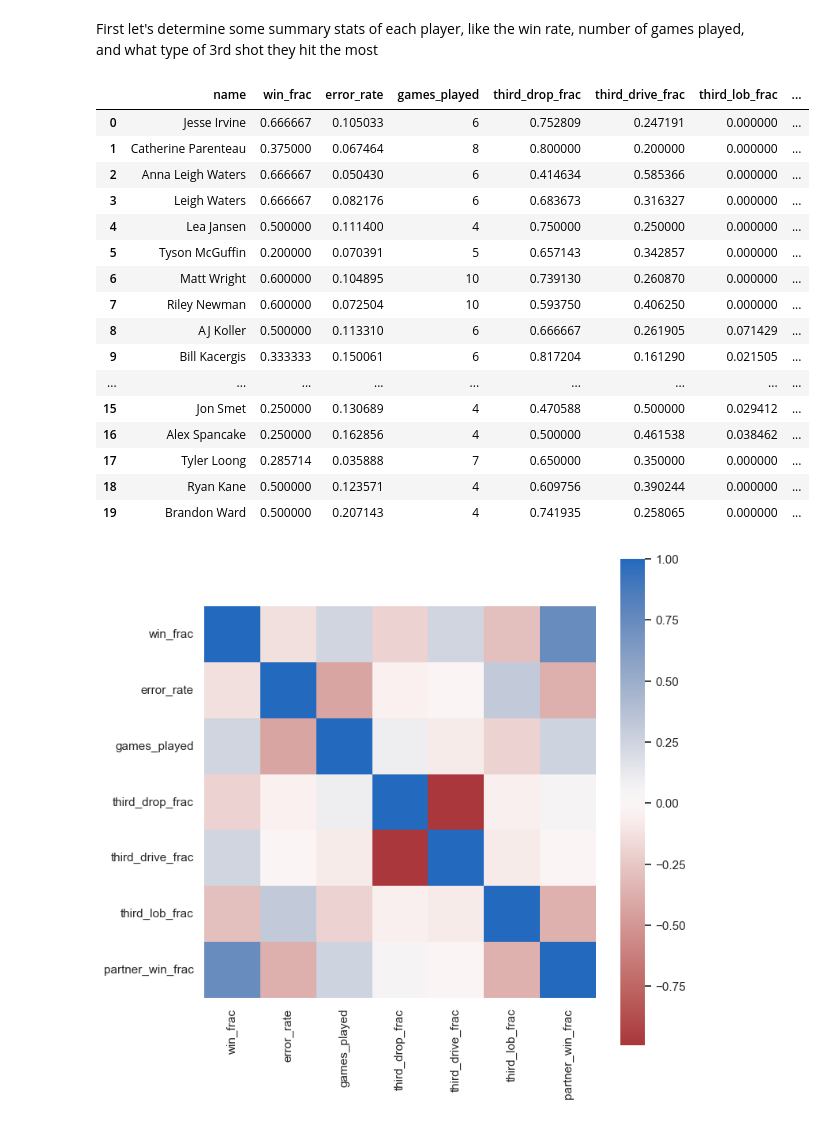
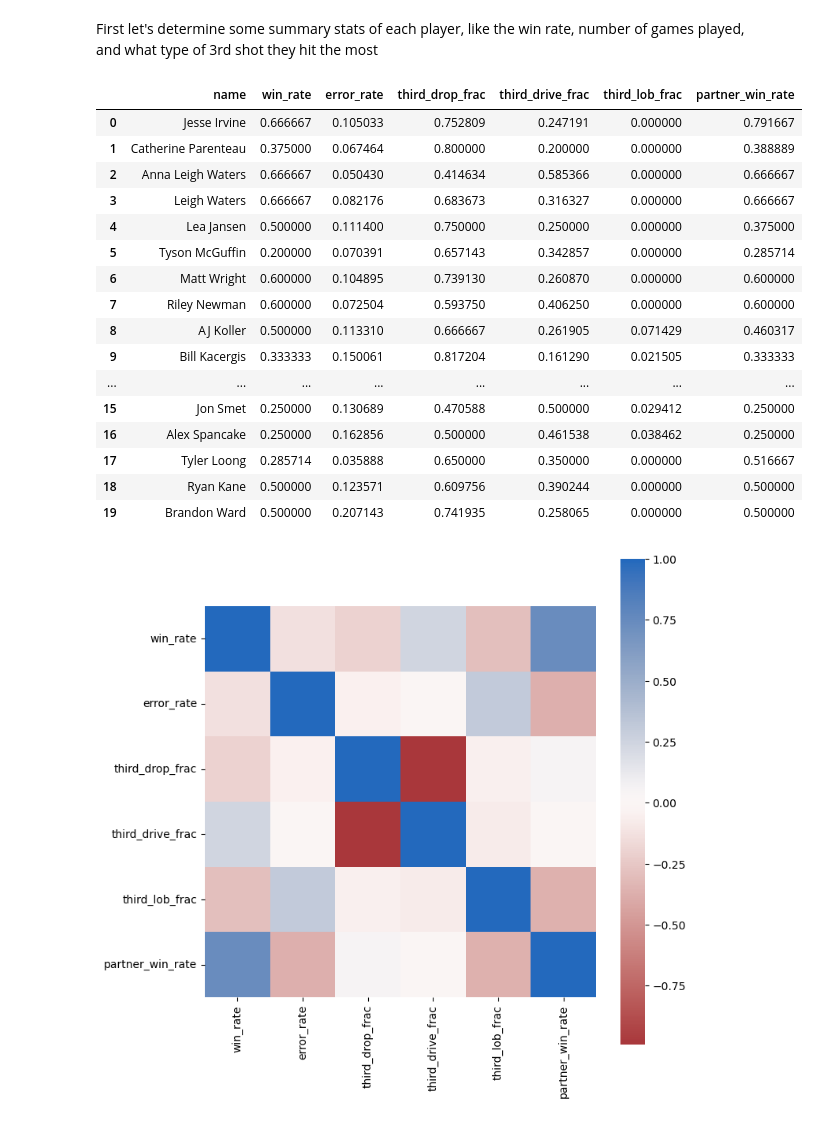
Before and after one commit to NolanSmyth/pklshop, a Jupyter notebook: examples/correlations.ipynb, the cells around one changed output. Saved outputs shown, nothing was run; the diff lists cells and outputs as text; code cells hidden in the pictures.

```diff
--- a/examples/correlations.ipynb
+++ b/examples/correlations.ipynb
@@ -29,7 +29,7 @@ First let's determine some summary stats of each player, like the win rate, numb
 win_rate_arr = []
 names = []
 error_rates = []
-games_played = []
+# games_played = []
 third_drop_frac = []
 third_drive_frac = []
 third_lob_frac = []
@@ -42,7 +42,7 @@ for i, player_id in enumerate(players.player_id):
     names.append(p.name)
     win_rate_arr.append(p.num_games_won/p.num_games_played)
     error_rates.append(p.error_rate())
-    games_played.append(p.num_games_played)
+    # games_played.append(p.num_games_played)
     thirds = p.third_shot_profile()
     partner_win_rate.append(p.partner_win_rate())
     if thirds[3]!=0:
@@ -54,30 +54,31 @@ for i, player_id in enumerate(players.player_id):
         third_drive_frac.append(0)
         third_lob_frac.append(0)
 # %%
-summary_df = pd.DataFrame({"name": names, "win_rate": win_rate_arr, "error_rate": error_rates, "games_played": games_played, "third_drop_frac": third_drop_frac, "third_drive_frac": third_drive_frac, "third_lob_frac": third_lob_frac, "partner_win_rate": partner_win_rate})
+summary_df = pd.DataFrame({"name": names, "win_rate": win_rate_arr, "error_rate": error_rates, "third_drop_frac": third_drop_frac, "third_drive_frac": third_drive_frac, "third_lob_frac": third_lob_frac, "partner_win_rate": partner_win_rate})
 summary_df
 # %% [output]
-|  | name | win_frac | error_rate | games_played | third_drop_frac | third_drive_frac | third_lob_frac | ... |
-| 0 | Jesse Irvine | 0.666667 | 0.105033 | 6 | 0.752809 | 0.247191 | 0.000000 | ... |
-| 1 | Catherine Parenteau | 0.375000 | 0.067464 | 8 | 0.800000 | 0.200000 | 0.000000 | ... |
-| 2 | Anna Leigh Waters | 0.666667 | 0.050430 | 6 | 0.414634 | 0.585366 | 0.000000 | ... |
-| 3 | Leigh Waters | 0.666667 | 0.082176 | 6 | 0.683673 | 0.316327 | 0.000000 | ... |
-| 4 | Lea Jansen | 0.500000 | 0.111400 | 4 | 0.750000 | 0.250000 | 0.000000 | ... |
-| 5 | Tyson McGuffin | 0.200000 | 0.070391 | 5 | 0.657143 | 0.342857 | 0.000000 | ... |
-| 6 | Matt Wright | 0.600000 | 0.104895 | 10 | 0.739130 | 0.260870 | 0.000000 | ... |
-| 7 | Riley Newman | 0.600000 | 0.072504 | 10 | 0.593750 | 0.406250 | 0.000000 | ... |
-| 8 | AJ Koller | 0.500000 | 0.113310 | 6 | 0.666667 | 0.261905 | 0.071429 | ... |
-| 9 | Bill Kacergis | 0.333333 | 0.150061 | 6 | 0.817204 | 0.161290 | 0.021505 | ... |
-| ... | ... | ... | ... | ... | ... | ... | ... | ... |
-| 15 | Jon Smet | 0.250000 | 0.130689 | 4 | 0.470588 | 0.500000 | 0.029412 | ... |
-| 16 | Alex Spancake | 0.250000 | 0.162856 | 4 | 0.500000 | 0.461538 | 0.038462 | ... |
-| 17 | Tyler Loong | 0.285714 | 0.035888 | 7 | 0.650000 | 0.350000 | 0.000000 | ... |
-| 18 | Ryan Kane | 0.500000 | 0.123571 | 4 | 0.609756 | 0.390244 | 0.000000 | ... |
-| 19 | Brandon Ward | 0.500000 | 0.207143 | 4 | 0.741935 | 0.258065 | 0.000000 | ... |
+|  | name | win_rate | error_rate | third_drop_frac | third_drive_frac | third_lob_frac | partner_win_rate |
+| 0 | Jesse Irvine | 0.666667 | 0.105033 | 0.752809 | 0.247191 | 0.000000 | 0.791667 |
+| 1 | Catherine Parenteau | 0.375000 | 0.067464 | 0.800000 | 0.200000 | 0.000000 | 0.388889 |
+| 2 | Anna Leigh Waters | 0.666667 | 0.050430 | 0.414634 | 0.585366 | 0.000000 | 0.666667 |
+| 3 | Leigh Waters | 0.666667 | 0.082176 | 0.683673 | 0.316327 | 0.000000 | 0.666667 |
+| 4 | Lea Jansen | 0.500000 | 0.111400 | 0.750000 | 0.250000 | 0.000000 | 0.375000 |
+| 5 | Tyson McGuffin | 0.200000 | 0.070391 | 0.657143 | 0.342857 | 0.000000 | 0.285714 |
+| 6 | Matt Wright | 0.600000 | 0.104895 | 0.739130 | 0.260870 | 0.000000 | 0.600000 |
+| 7 | Riley Newman | 0.600000 | 0.072504 | 0.593750 | 0.406250 | 0.000000 | 0.600000 |
+| 8 | AJ Koller | 0.500000 | 0.113310 | 0.666667 | 0.261905 | 0.071429 | 0.460317 |
+| 9 | Bill Kacergis | 0.333333 | 0.150061 | 0.817204 | 0.161290 | 0.021505 | 0.333333 |
+| ... | ... | ... | ... | ... | ... | ... | ... |
+| 15 | Jon Smet | 0.250000 | 0.130689 | 0.470588 | 0.500000 | 0.029412 | 0.250000 |
+| 16 | Alex Spancake | 0.250000 | 0.162856 | 0.500000 | 0.461538 | 0.038462 | 0.250000 |
+| 17 | Tyler Loong | 0.285714 | 0.035888 | 0.650000 | 0.350000 | 0.000000 | 0.516667 |
+| 18 | Ryan Kane | 0.500000 | 0.123571 | 0.609756 | 0.390244 | 0.000000 | 0.500000 |
+| 19 | Brandon Ward | 0.500000 | 0.207143 | 0.741935 | 0.258065 | 0.000000 | 0.500000 |
 # %%
 corr = summary_df.corr()
 plt.subplots(figsize=(8, 8))
 sns.heatmap(corr, cmap="vlag_r", square=True)
+plt.savefig("../figures/correlations.png")
 plt.show()
 # %% [output]
-[figure, old version]
+[figure, new version]
```
Also changed, not shown: parts of 2 cells of this notebook, 1 other file.
